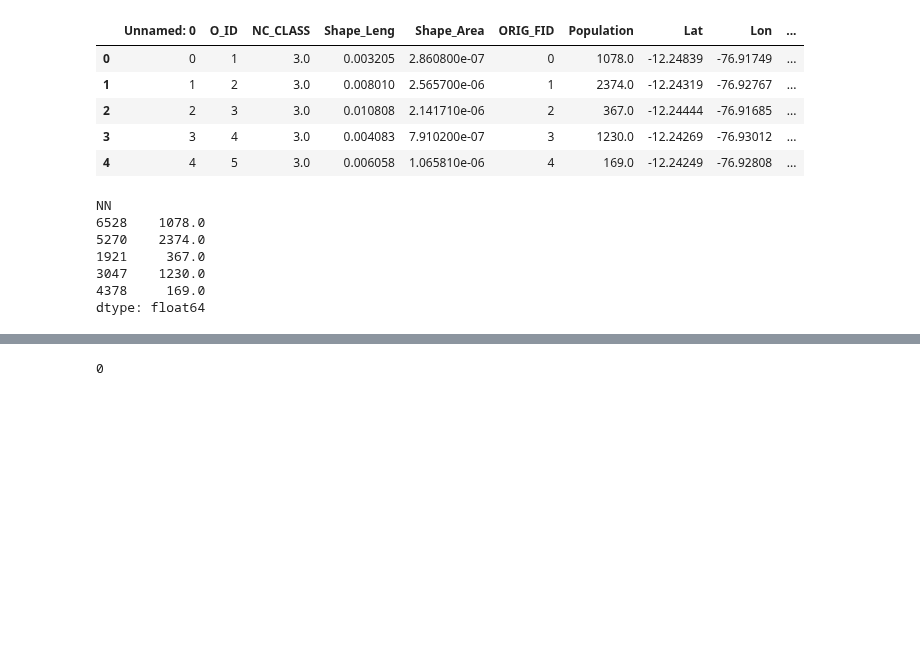
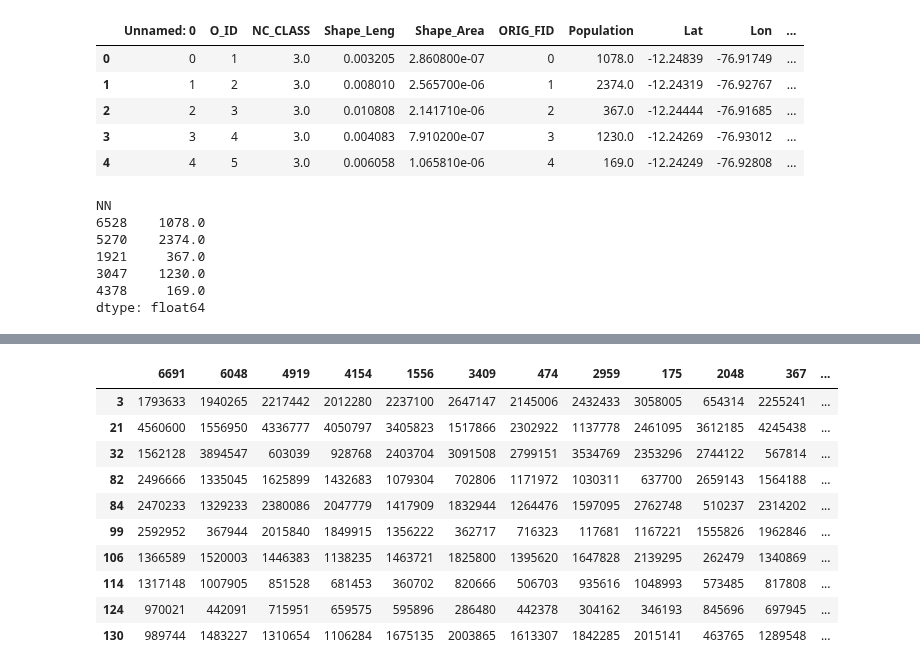
Before and after one commit to worldbank/GOST_PublicGoods, a Jupyter notebook: Implementations/Peru_Lima_Optimization/JupyterNotebooks/Step5 - Data preparation before optimization (optional).ipynb, the cells around one changed output, grey strips where cells are left out. Saved outputs shown, nothing was run; the diff lists cells and outputs as text; code cells hidden in the pictures; blank space fills up the shorter version.

```diff
--- a/Implementations/Peru_Lima_Optimization/JupyterNotebooks/Step5 - Data preparation before optimization (optional).ipynb
+++ b/Implementations/Peru_Lima_Optimization/JupyterNotebooks/Step5 - Data preparation before optimization (optional).ipynb
@@ -104,0 +133,4 @@ hour_12_dest_list
+# %%
+#transform the destination nodes into "string" type to be used as column headers
+hour_12_dest_list_s = [str(x) for x in hour_12_dest_list]
+hour_12_dest_list_s
@@ -105,6 +151,16 @@ hour_12_dest_list
 # %%
-# filter the Od by the destination -category 12
-#OD_df = OD_df[OD_df.index.isin(hour_12_dest_list)]
-#len(OD_df)
+# filter the OD by the destination -category 12
+OD_df_12_hr = OD_weighted_df_int[hour_12_dest_list_s]
+OD_df_12_hr[0:10]
 # %% [output]
-0
+|  | 6691 | 6048 | 4919 | 4154 | 1556 | 3409 | 474 | 2959 | 175 | 2048 | 367 | ... |
+| 3 | 1793633 | 1940265 | 2217442 | 2012280 | 2237100 | 2647147 | 2145006 | 2432433 | 3058005 | 654314 | 2255241 | ... |
+| 21 | 4560600 | 1556950 | 4336777 | 4050797 | 3405823 | 1517866 | 2302922 | 1137778 | 2461095 | 3612185 | 4245438 | ... |
+| 32 | 1562128 | 3894547 | 603039 | 928768 | 2403704 | 3091508 | 2799151 | 3534769 | 2353296 | 2744122 | 567814 | ... |
+| 82 | 2496666 | 1335045 | 1625899 | 1432683 | 1079304 | 702806 | 1171972 | 1030311 | 637700 | 2659143 | 1564188 | ... |
+| 84 | 2470233 | 1329233 | 2380086 | 2047779 | 1417909 | 1832944 | 1264476 | 1597095 | 2762748 | 510237 | 2314202 | ... |
+| 99 | 2592952 | 367944 | 2015840 | 1849915 | 1356222 | 362717 | 716323 | 117681 | 1167221 | 1555826 | 1962846 | ... |
+| 106 | 1366589 | 1520003 | 1446383 | 1138235 | 1463721 | 1825800 | 1395620 | 1647828 | 2139295 | 262479 | 1340869 | ... |
+| 114 | 1317148 | 1007905 | 851528 | 681453 | 360702 | 820666 | 506703 | 935616 | 1048993 | 573485 | 817808 | ... |
+| 124 | 970021 | 442091 | 715951 | 659575 | 595896 | 286480 | 442378 | 304162 | 346193 | 845696 | 697945 | ... |
+| 130 | 989744 | 1483227 | 1310654 | 1106284 | 1675135 | 2003865 | 1613307 | 1842285 | 2015141 | 463765 | 1289548 | ... |
```
Also changed, not shown: parts of 20 cells of this notebook, 6 other files.
